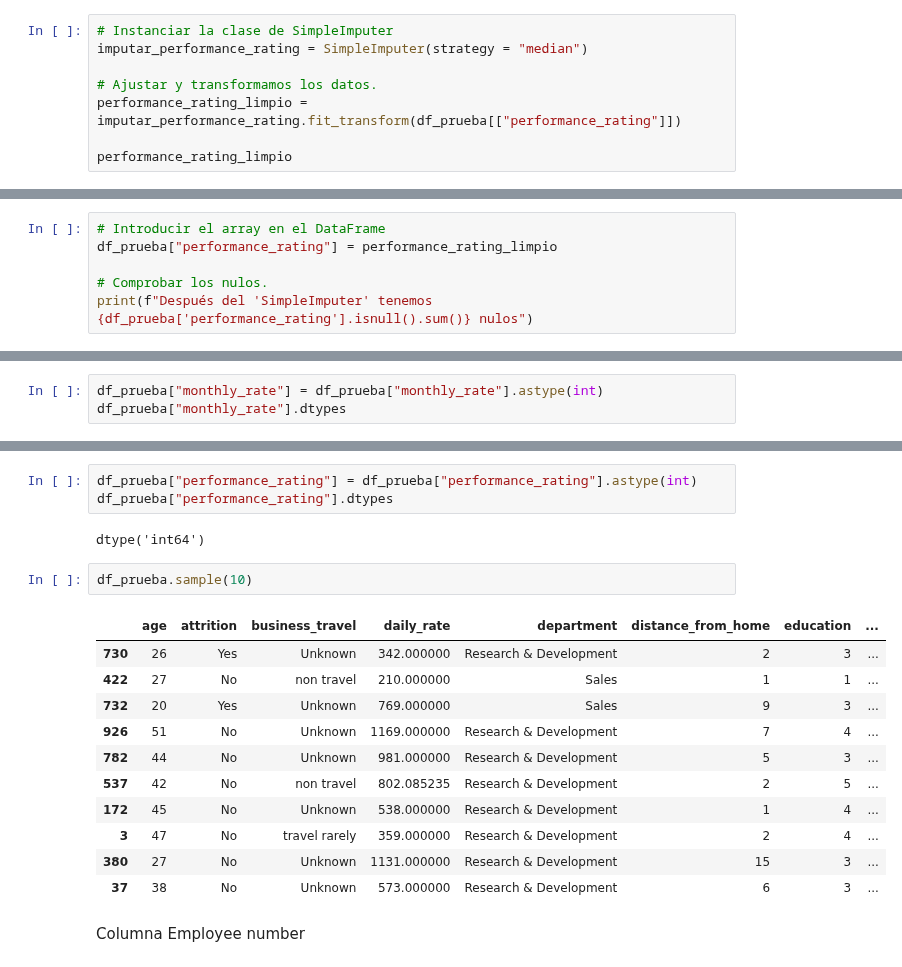
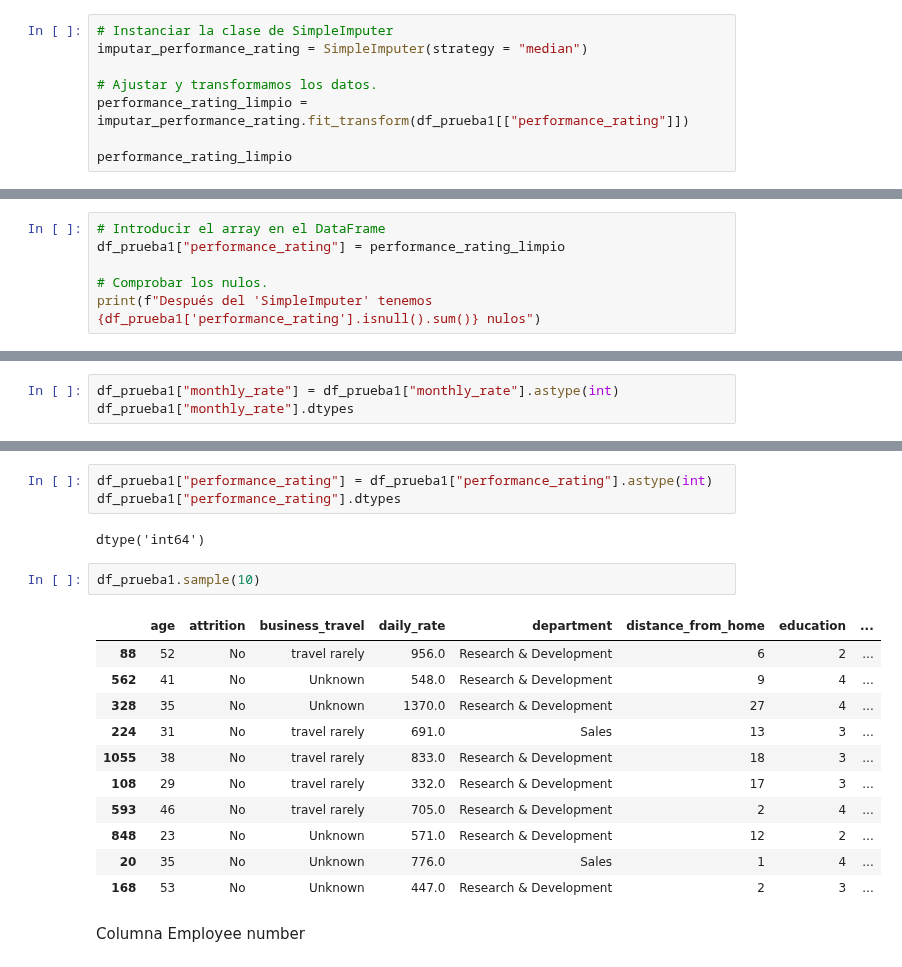
Before and after one commit to Paulamc1695/proyecto_da_promo_J_modulo_3, a Jupyter notebook: Fase_2_Transformacion_Datos.ipynb, the cells around one changed output, grey strips where cells are left out. Drawn from its saved outputs; the diff is of its cells as text.

```diff
--- a/Fase_2_Transformacion_Datos.ipynb
+++ b/Fase_2_Transformacion_Datos.ipynb
@@ -855,7 +923,7 @@ dtype: int64 nulos
 imputar_performance_rating = SimpleImputer(strategy = "median")
 
 # Ajustar y transformamos los datos.
-performance_rating_limpio = imputar_performance_rating.fit_transform(df_prueba[["performance_rating"]])
+performance_rating_limpio = imputar_performance_rating.fit_transform(df_prueba1[["performance_rating"]])
 
 performance_rating_limpio
 # %% [output]
@@ -868,38 +936,38 @@ array([[3.],
        [3.]])
 # %%
 # Introducir el array en el DataFrame
-df_prueba["performance_rating"] = performance_rating_limpio
+df_prueba1["performance_rating"] = performance_rating_limpio
 
 # Comprobar los nulos.
-print(f"Después del 'SimpleImputer' tenemos {df_prueba['performance_rating'].isnull().sum()} nulos")
+print(f"Después del 'SimpleImputer' tenemos {df_prueba1['performance_rating'].isnull().sum()} nulos")
 # %% [output]
 Después del 'SimpleImputer' tenemos 0 nulos
 # %% [markdown]
 **3. Cambio de TIPO DE DATO** (de float a int).
 # %%
-df_prueba["monthly_rate"] = df_prueba["monthly_rate"].astype(int)
-df_prueba["monthly_rate"].dtypes
+df_prueba1["monthly_rate"] = df_prueba1["monthly_rate"].astype(int)
+df_prueba1["monthly_rate"].dtypes
 # %% [output]
 dtype('int64')
 # %%
-df_prueba["performance_rating"] = df_prueba["performance_rating"].astype(int)
-df_prueba["performance_rating"].dtypes
+df_prueba1["performance_rating"] = df_prueba1["performance_rating"].astype(int)
+df_prueba1["performance_rating"].dtypes
 # %% [output]
 dtype('int64')
 # %%
-df_prueba.sample(10)
+df_prueba1.sample(10)
 # %% [output]
 |  | age | attrition | business_travel | daily_rate | department | distance_from_home | education | ... |
-| 730 | 26 | Yes | Unknown | 342.000000 | Research & Development | 2 | 3 | ... |
-| 422 | 27 | No | non travel | 210.000000 | Sales | 1 | 1 | ... |
-| 732 | 20 | Yes | Unknown | 769.000000 | Sales | 9 | 3 | ... |
-| 926 | 51 | No | Unknown | 1169.000000 | Research & Development | 7 | 4 | ... |
-| 782 | 44 | No | Unknown | 981.000000 | Research & Development | 5 | 3 | ... |
-| 537 | 42 | No | non travel | 802.085235 | Research & Development | 2 | 5 | ... |
-| 172 | 45 | No | Unknown | 538.000000 | Research & Development | 1 | 4 | ... |
-| 3 | 47 | No | travel rarely | 359.000000 | Research & Development | 2 | 4 | ... |
-| 380 | 27 | No | Unknown | 1131.000000 | Research & Development | 15 | 3 | ... |
-| 37 | 38 | No | Unknown | 573.000000 | Research & Development | 6 | 3 | ... |
+| 88 | 52 | No | travel rarely | 956.0 | Research & Development | 6 | 2 | ... |
+| 562 | 41 | No | Unknown | 548.0 | Research & Development | 9 | 4 | ... |
+| 328 | 35 | No | Unknown | 1370.0 | Research & Development | 27 | 4 | ... |
+| 224 | 31 | No | travel rarely | 691.0 | Sales | 13 | 3 | ... |
+| 1055 | 38 | No | travel rarely | 833.0 | Research & Development | 18 | 3 | ... |
+| 108 | 29 | No | travel rarely | 332.0 | Research & Development | 17 | 3 | ... |
+| 593 | 46 | No | travel rarely | 705.0 | Research & Development | 2 | 4 | ... |
+| 848 | 23 | No | Unknown | 571.0 | Research & Development | 12 | 2 | ... |
+| 20 | 35 | No | Unknown | 776.0 | Sales | 1 | 4 | ... |
+| 168 | 53 | No | Unknown | 447.0 | Research & Development | 2 | 3 | ... |
 # %% [markdown]
 Columna Employee number
 # %%
```
Also changed, not shown: parts of 47 cells of this notebook, 7 other files.
